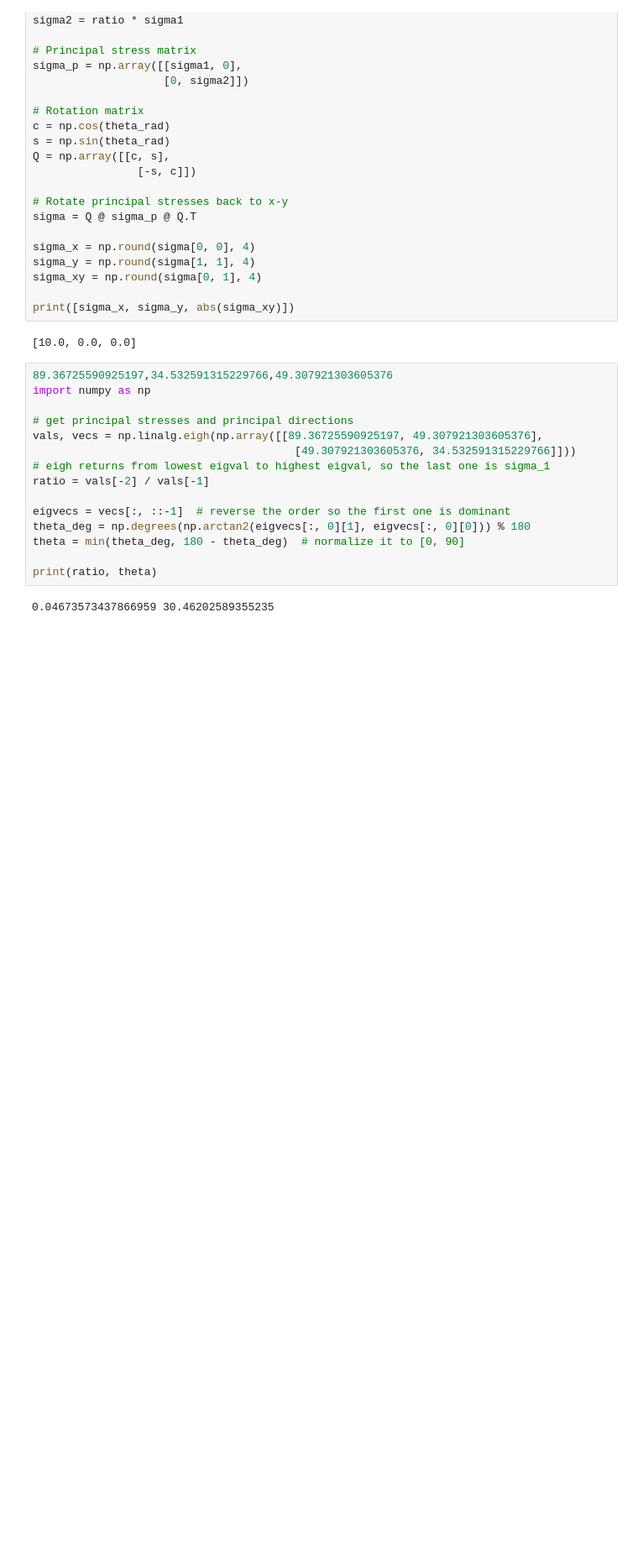
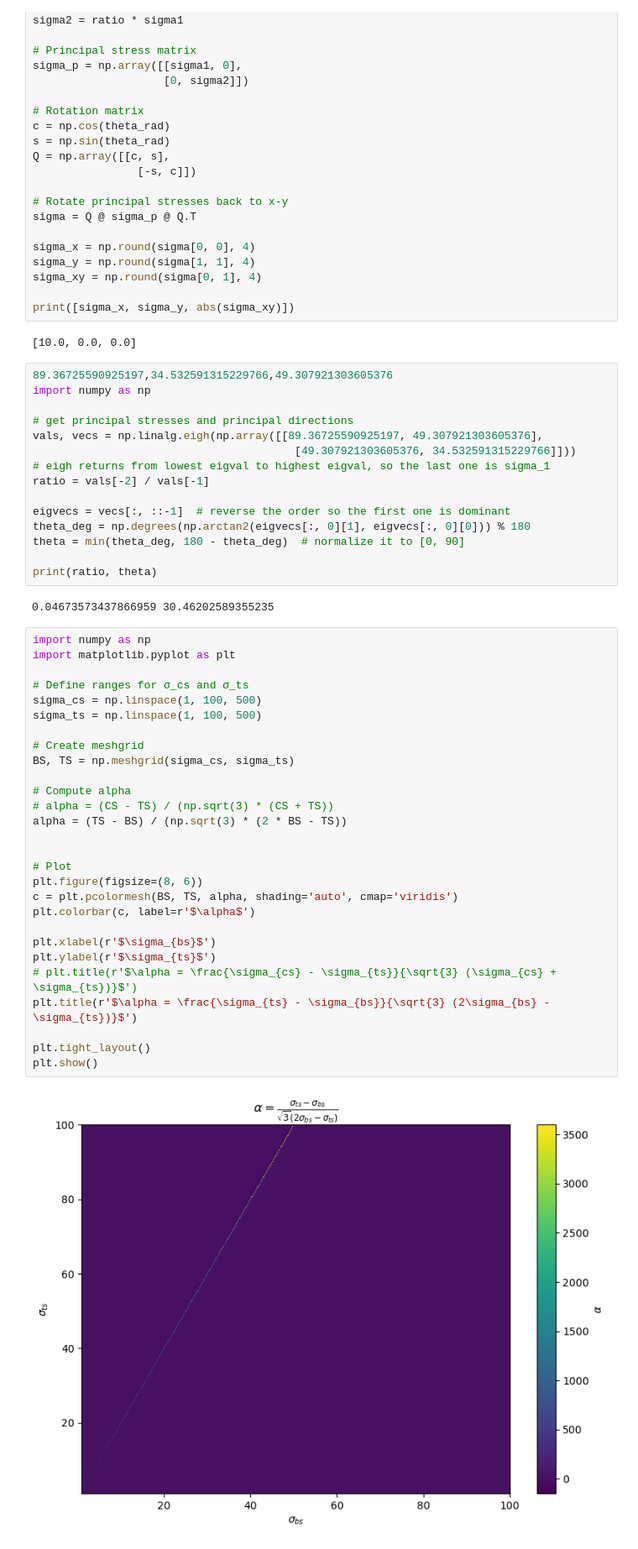
Before and after one commit to abon11/Graphene_Strength_Surface, a Jupyter notebook: sandbox.ipynb, the cells around one changed output. Shown at 84% size. Cells and saved outputs as stored; diff of their text form; blank space fills up the shorter version.

```diff
--- a/sandbox.ipynb
+++ b/sandbox.ipynb
@@ -368,3 +407,33 @@ theta = min(theta_deg, 180 - theta_deg)  # normalize it to [0, 90]
 print(ratio, theta)
 # %% [output]
 0.04673573437866959 30.46202589355235
+# %%
+import numpy as np
+import matplotlib.pyplot as plt
+
+# Define ranges for σ_cs and σ_ts
+sigma_cs = np.linspace(1, 100, 500)
+sigma_ts = np.linspace(1, 100, 500)
+
+# Create meshgrid
+BS, TS = np.meshgrid(sigma_cs, sigma_ts)
+
+# Compute alpha
+# alpha = (CS - TS) / (np.sqrt(3) * (CS + TS))
+alpha = (TS - BS) / (np.sqrt(3) * (2 * BS - TS))
+
+
+# Plot
+plt.figure(figsize=(8, 6))
+c = plt.pcolormesh(BS, TS, alpha, shading='auto', cmap='viridis')
+plt.colorbar(c, label=r'$\alpha$')
+
+plt.xlabel(r'$\sigma_{bs}$')
+plt.ylabel(r'$\sigma_{ts}$')
+# plt.title(r'$\alpha = \frac{\sigma_{cs} - \sigma_{ts}}{\sqrt{3} (\sigma_{cs} + \sigma_{ts})}$')
+plt.title(r'$\alpha = \frac{\sigma_{ts} - \sigma_{bs}}{\sqrt{3} (2\sigma_{bs} - \sigma_{ts})}$')
+
+plt.tight_layout()
+plt.show()
+# %% [output]
+[figure, added]
```
Also changed, not shown: parts of 5 cells of this notebook, 3 other files.
